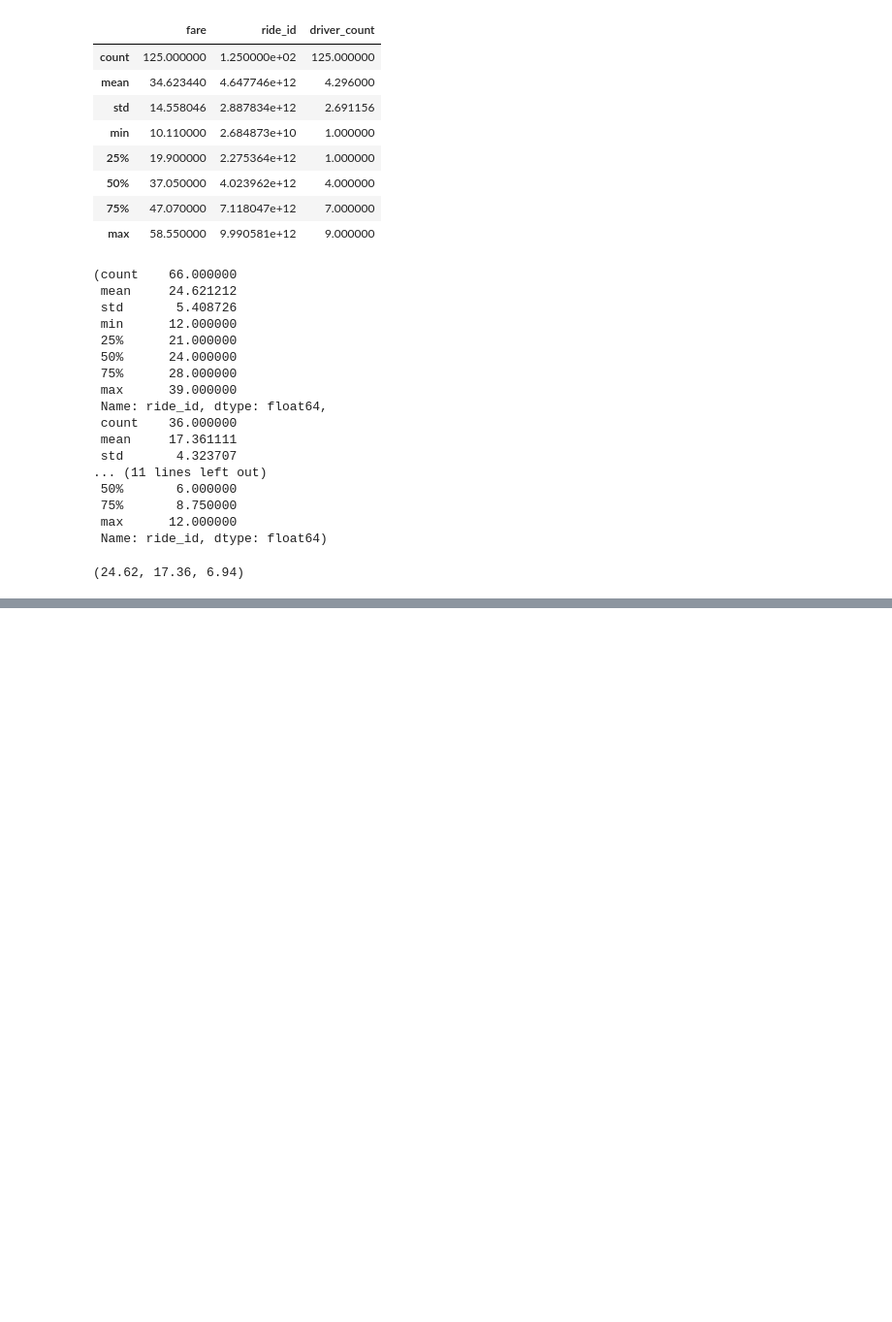
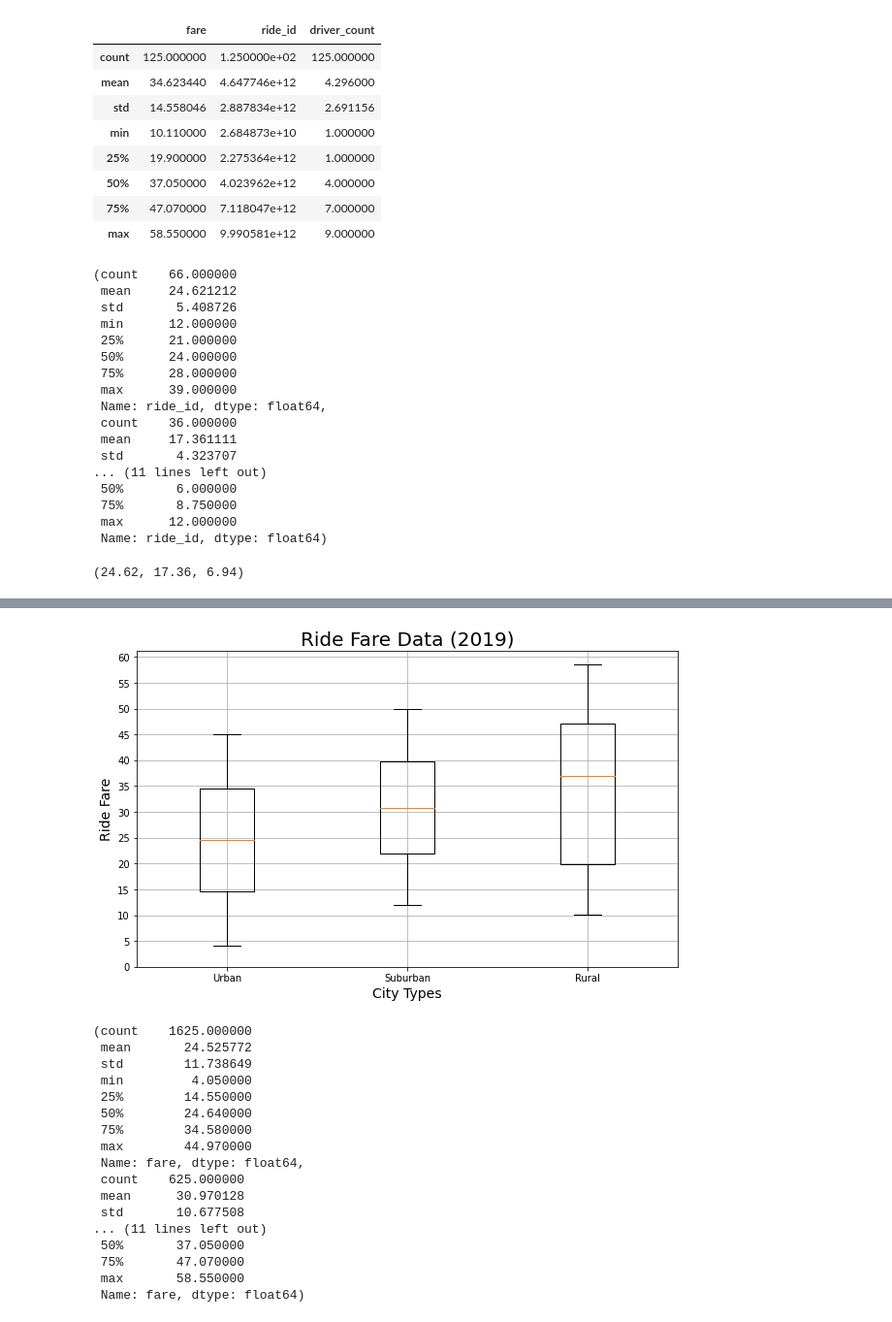
Before and after one commit to tyler-sanzo/PyBer_Analysis, a Jupyter notebook: PyBer.ipynb, the cells around one changed output, grey strips where cells are left out. Shown at 97% size. Cells and saved outputs as stored; diff of their text form; code cells hidden in the pictures; blank space fills up the shorter version.

```diff
--- a/PyBer.ipynb
+++ b/PyBer.ipynb
@@ -356,0 +360,6 @@ NameError: name 'urban_ride_count' is not defined
+# %%
+#5.4.2 Summary Stats for Fare by city type
+
+urban_fare_s = urban_df.fare
+suburban_fare_s = suburban_df.fare
+rural_fare_s = rural_df.fare
@@ -356,0 +438,35 @@ NameError: name 'urban_ride_count' is not defined
+# %%
+#Now doing it with fare data
+
+x_labels = ["Urban", "Suburban","Rural"]
+ride_fare_data = [urban_fare_s, suburban_fare_s, rural_fare_s]
+fig, ax = plt.subplots(figsize=(10, 6))
+ax.set_title('Ride Fare Data (2019)',fontsize=20)
+ax.set_ylabel('Ride Fare',fontsize=14)
+ax.set_xlabel("City Types",fontsize=14)
+ax.boxplot(ride_fare_data, labels=x_labels)
+ax.set_yticks(np.arange(0, 61, step=5))
+ax.grid()
+# Save the figure.
+plt.savefig("analysis/Fig3.png")
+plt.show()
+urban_fare_s.describe(), suburban_fare_s.describe(), rural_fare_s.describe()
+# %% [output]
+[figure, added]
+(count    1625.000000
+ mean       24.525772
+ std        11.738649
+ min         4.050000
+ 25%        14.550000
+ 50%        24.640000
+ 75%        34.580000
+ max        44.970000
+ Name: fare, dtype: float64,
+ count    625.000000
+ mean      30.970128
+ std       10.677508
+... (11 lines left out)
+ 50%       37.050000
+ 75%       47.070000
+ max       58.550000
+ Name: fare, dtype: float64)
```
Also changed, not shown: parts of 8 cells of this notebook, 4 other files.
